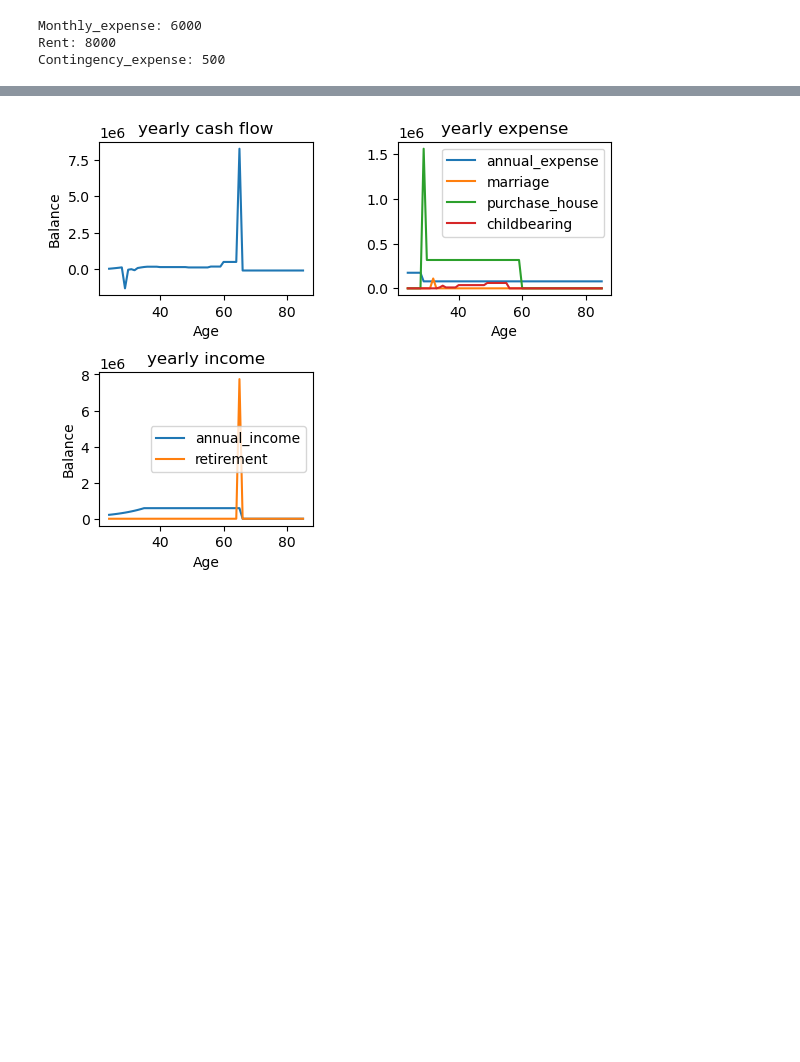
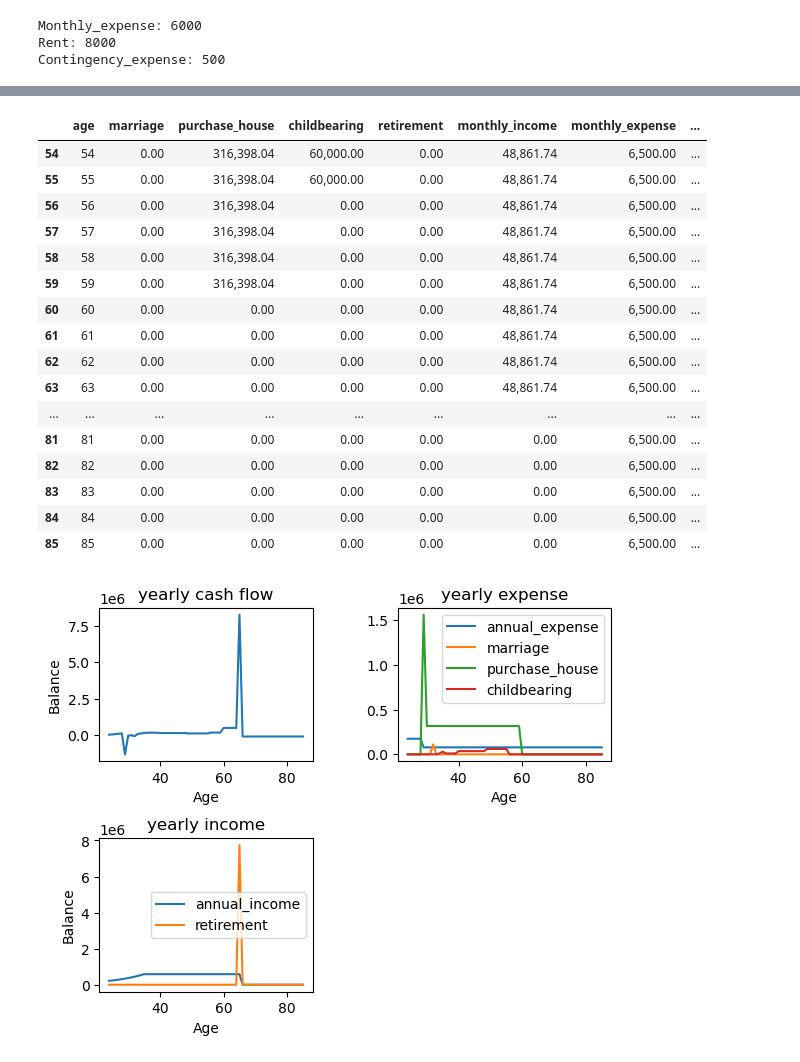
Before and after one commit to Popo-Neko/Financial-Planning, a Jupyter notebook: FinancialPlan.ipynb, the cells around one changed output, grey strips where cells are left out. Saved outputs shown, nothing was run; the diff lists cells and outputs as text; code cells hidden in the pictures; blank space fills up the shorter version.

```diff
--- a/FinancialPlan.ipynb
+++ b/FinancialPlan.ipynb
@@ -166,3 +170,24 @@ Wilson is 24 now.
+# %%
+# Last 32 years
+person_1.cash_flow_table.tail(32)
+# %% [output]
+|  | age | marriage | purchase_house | childbearing | retirement | monthly_income | monthly_expense | ... |
+| 54 | 54 | 0.00 | 316,398.04 | 60,000.00 | 0.00 | 48,861.74 | 6,500.00 | ... |
+| 55 | 55 | 0.00 | 316,398.04 | 60,000.00 | 0.00 | 48,861.74 | 6,500.00 | ... |
+| 56 | 56 | 0.00 | 316,398.04 | 0.00 | 0.00 | 48,861.74 | 6,500.00 | ... |
+| 57 | 57 | 0.00 | 316,398.04 | 0.00 | 0.00 | 48,861.74 | 6,500.00 | ... |
+| 58 | 58 | 0.00 | 316,398.04 | 0.00 | 0.00 | 48,861.74 | 6,500.00 | ... |
+| 59 | 59 | 0.00 | 316,398.04 | 0.00 | 0.00 | 48,861.74 | 6,500.00 | ... |
+| 60 | 60 | 0.00 | 0.00 | 0.00 | 0.00 | 48,861.74 | 6,500.00 | ... |
+| 61 | 61 | 0.00 | 0.00 | 0.00 | 0.00 | 48,861.74 | 6,500.00 | ... |
+| 62 | 62 | 0.00 | 0.00 | 0.00 | 0.00 | 48,861.74 | 6,500.00 | ... |
+| 63 | 63 | 0.00 | 0.00 | 0.00 | 0.00 | 48,861.74 | 6,500.00 | ... |
+| ... | ... | ... | ... | ... | ... | ... | ... | ... |
+| 81 | 81 | 0.00 | 0.00 | 0.00 | 0.00 | 0.00 | 6,500.00 | ... |
+| 82 | 82 | 0.00 | 0.00 | 0.00 | 0.00 | 0.00 | 6,500.00 | ... |
+| 83 | 83 | 0.00 | 0.00 | 0.00 | 0.00 | 0.00 | 6,500.00 | ... |
+| 84 | 84 | 0.00 | 0.00 | 0.00 | 0.00 | 0.00 | 6,500.00 | ... |
+| 85 | 85 | 0.00 | 0.00 | 0.00 | 0.00 | 0.00 | 6,500.00 | ... |
 # %%
 df = person_1.cash_flow.copy()
 # yearly cash flow
```
Also changed, not shown: parts of 10 cells of this notebook.
